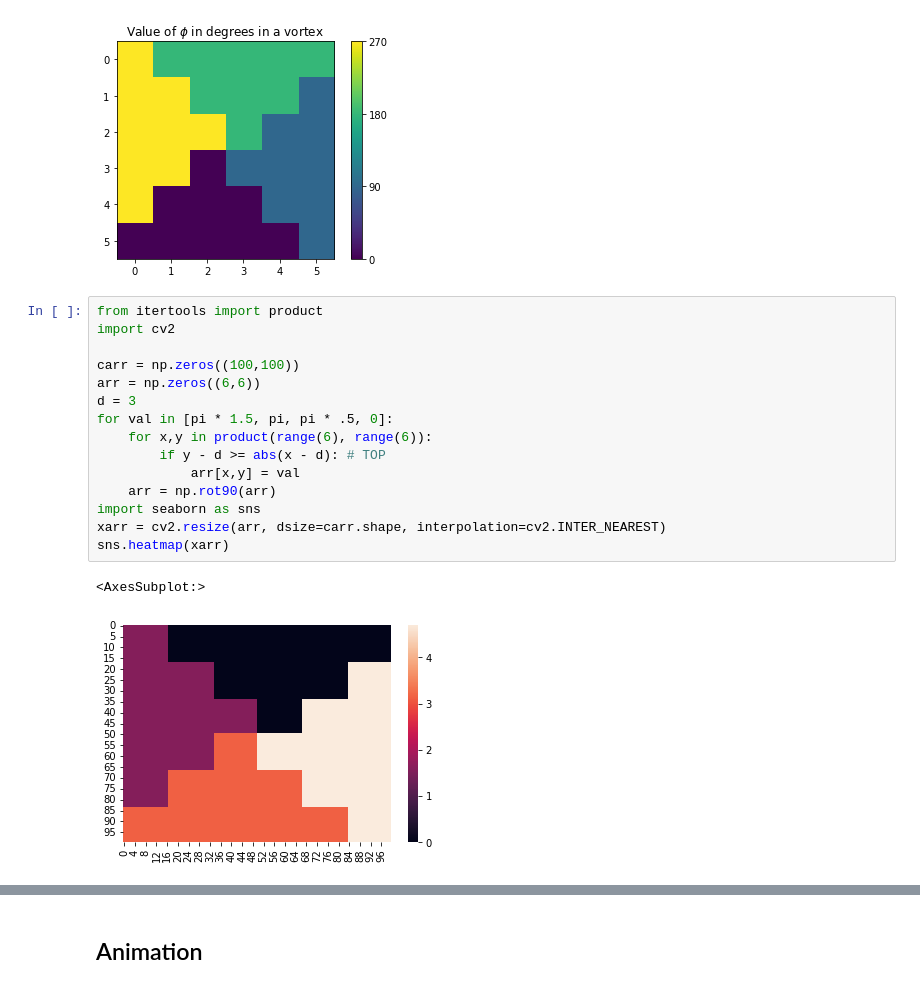
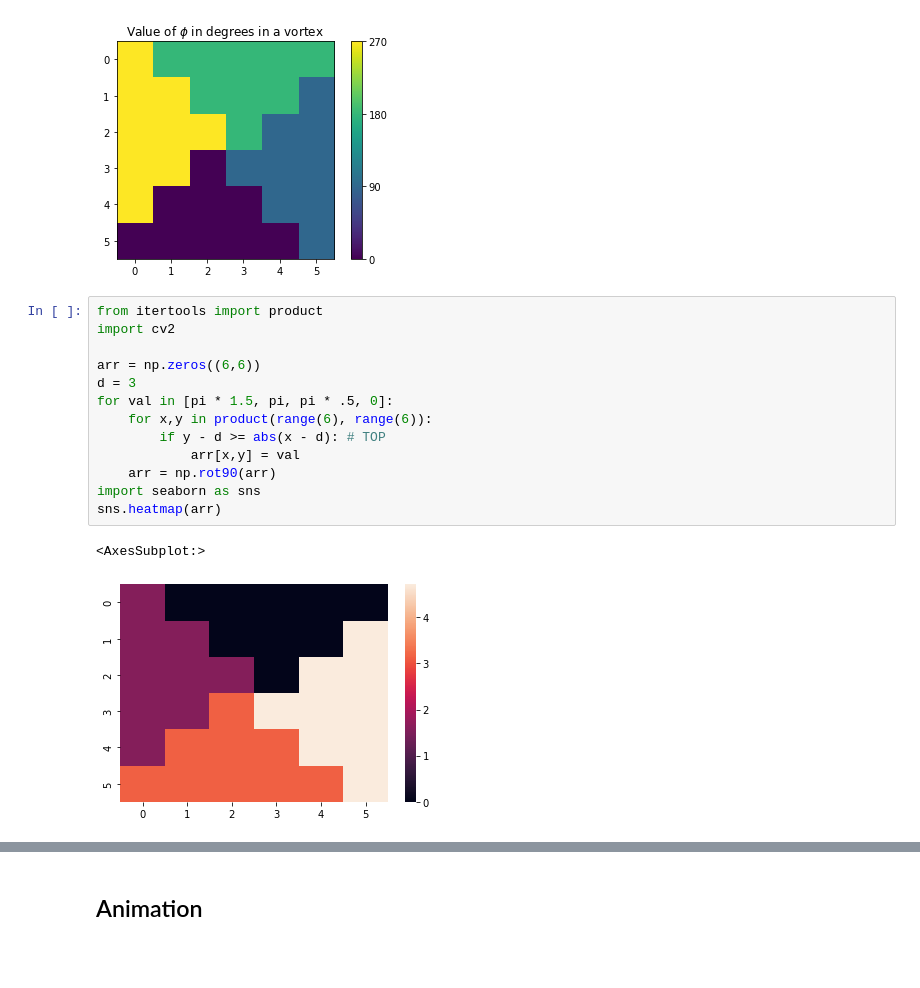
Before and after one commit to tornikeo/fe_vortex_optic_gates, a Jupyter notebook: simulation.ipynb, the cells around one changed output, grey strips where cells are left out. Drawn from its saved outputs; the diff is of its cells as text; blank space fills up the shorter version.

```diff
--- a/simulation.ipynb
+++ b/simulation.ipynb
@@ -104,18 +99,16 @@ Text(0.5, 1.0, 'Value of $\\phi$ in degrees in a vortex')
 # %%
 from itertools import product
 import cv2
 
-carr = np.zeros((100,100))
 arr = np.zeros((6,6))
 d = 3
 for val in [pi * 1.5, pi, pi * .5, 0]:
     for x,y in product(range(6), range(6)):
         if y - d >= abs(x - d): # TOP
             arr[x,y] = val
     arr = np.rot90(arr)
 import seaborn as sns
-xarr = cv2.resize(arr, dsize=carr.shape, interpolation=cv2.INTER_NEAREST)
-sns.heatmap(xarr)
+sns.heatmap(arr)
 # %% [output]
 <AxesSubplot:>
-[figure, old version]
+[figure, new version]
```
Also changed, not shown: parts of 22 cells of this notebook.
